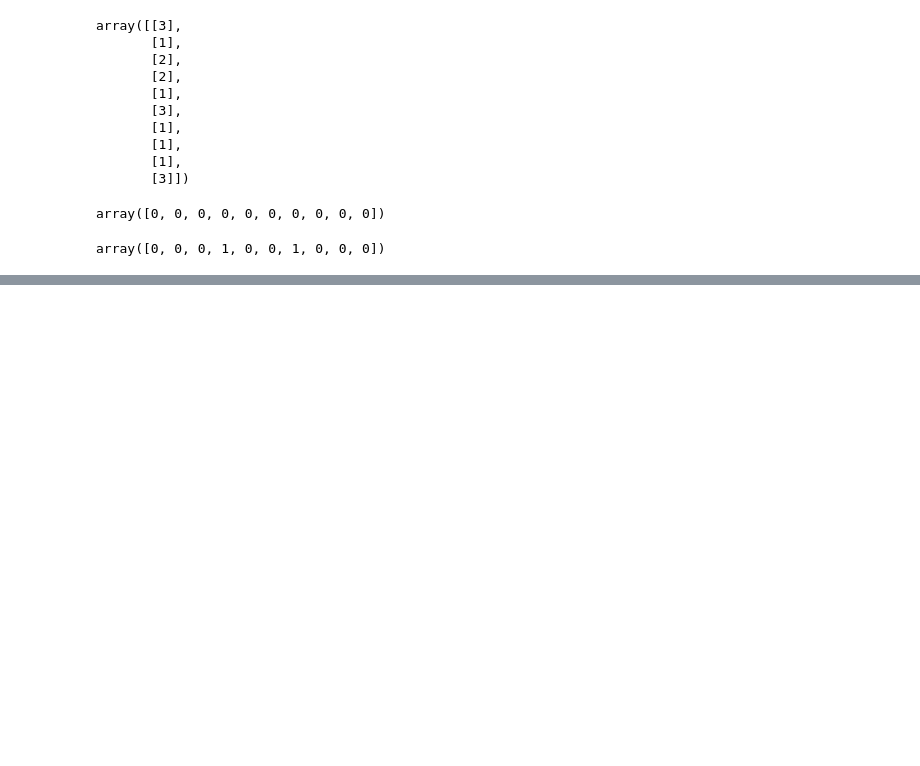
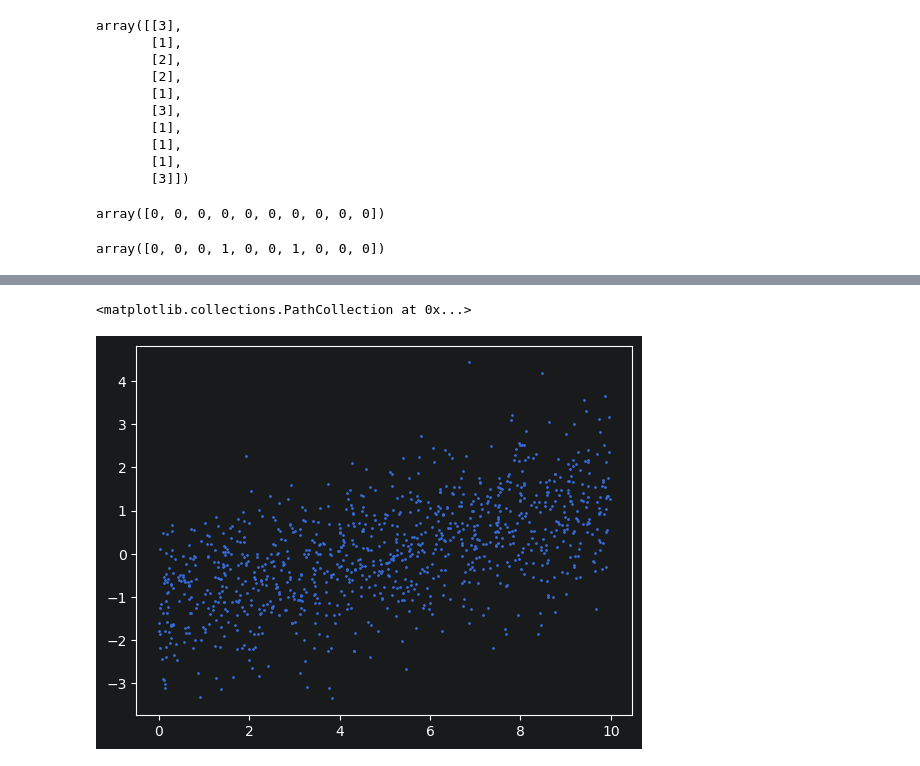
Before and after one commit to Danniells/model-evaluation-credit-default, a Jupyter notebook: capitulo2.ipynb, the cells around one changed output, grey strips where cells are left out. Cells and saved outputs as stored; diff of their text form; code cells hidden in the pictures; blank space fills up the shorter version.

```diff
--- a/capitulo2.ipynb
+++ b/capitulo2.ipynb
@@ -99,2 +102,6 @@ df['default payment next month'][10:20].values #mostra os valores reais
 # %% [output]
 array([0, 0, 0, 1, 0, 0, 1, 0, 0, 0])
+# %%
+np.random.seed(seed=1)
+X = np.random.uniform(low=0.0, high=10.0, size=(1000,))
+X[0:10]
@@ -100,0 +127,11 @@ array([0, 0, 0, 1, 0, 0, 1, 0, 0, 0])
+# %%
+np.random.seed(seed=1)
+slope = 0.25
+intercept = -1.25
+y = slope * X + np.random.normal(loc=0, scale=1, size=(1000,)) + intercept
+# %%
+mpl.rcParams['figure.dpi'] = 100
+plt.scatter(X,y,s=1)
+# %% [output]
+<matplotlib.collections.PathCollection at 0x...>
+[figure, added]
```
Also changed, not shown: parts of 17 cells of this notebook.
